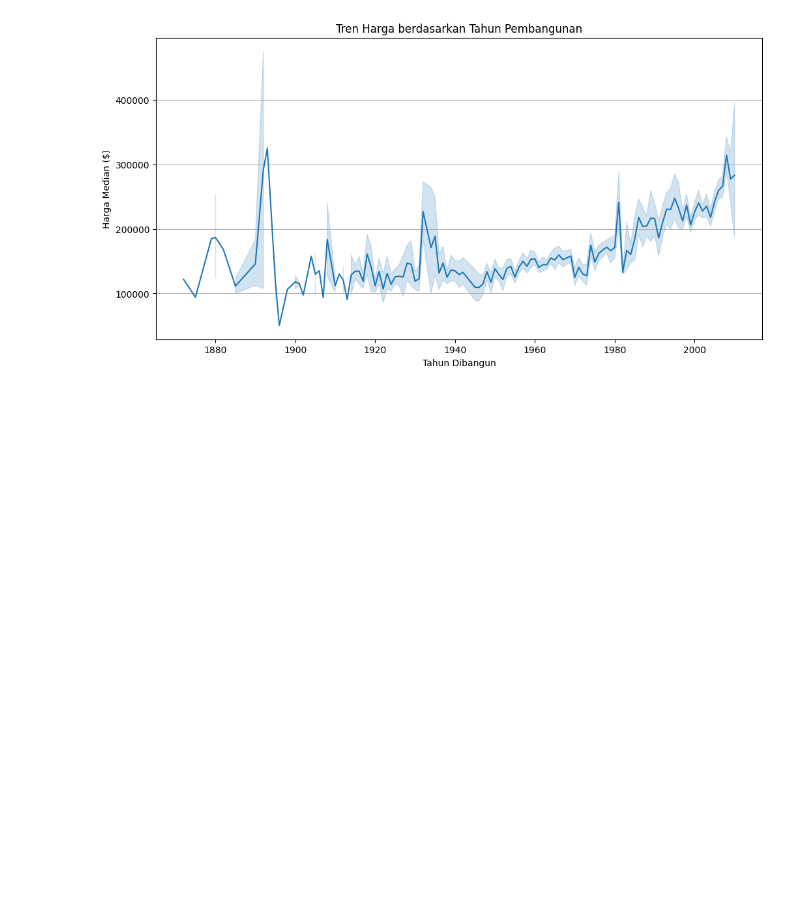
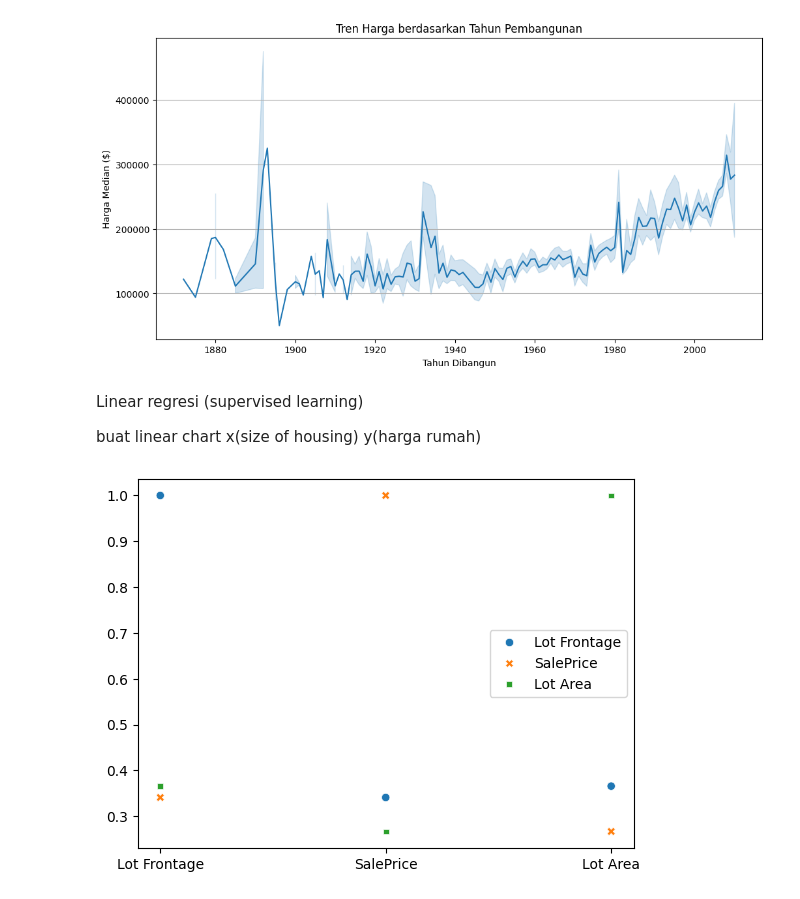
Before and after one commit to SuwandiRamadhan/Bootcamp-AI, a Jupyter notebook: Weekly Assignment 1/ames_housing.ipynb, the cells around one changed output. Cells and saved outputs as stored; diff of their text form; code cells hidden in the pictures; blank space fills up the shorter version.

```diff
--- a/Weekly Assignment/ames_housing.ipynb
+++ b/Weekly Assignment 1/ames_housing.ipynb
@@ -181,3 +181,15 @@ plt.grid(axis='y')
 plt.show()
 # %% [output]
 [figure]
+# %% [markdown]
+Linear regresi (supervised learning)
+
+buat linear chart x(size of housing)  y(harga rumah)
+# %%
+# Melihat korelasi antar kolom
+korelasi = data[['Lot Frontage', 'SalePrice', 'Lot Area']].corr()
+sns.scatterplot(data=korelasi)
+
+plt.show()
+# %% [output]
+[figure, added]
```
Also changed, not shown: parts of 1 cell of this notebook, 2 other files.
